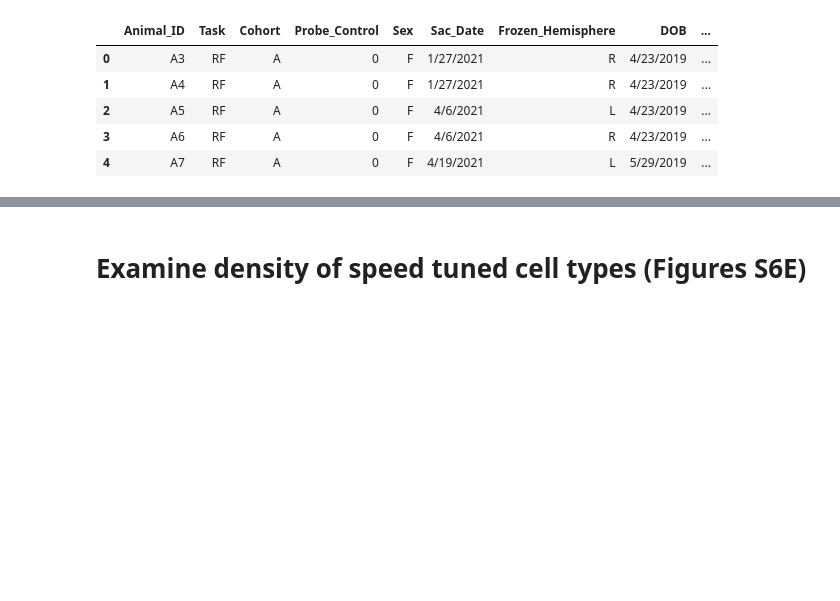
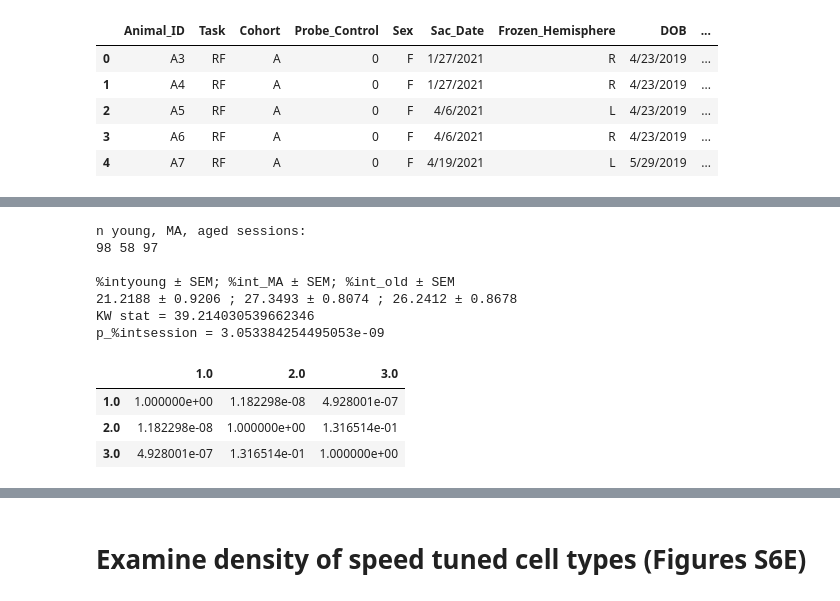
Before and after one commit to GiocomoLab/Herber2024, a Jupyter notebook: Figure S6.ipynb, the cells around one changed output, grey strips where cells are left out. Drawn from its saved outputs; the diff is of its cells as text; code cells hidden in the pictures; blank space fills up the shorter version.

```diff
--- a/Figure S6.ipynb
+++ b/Figure S6.ipynb
@@ -351,0 +749,58 @@ label_mice = ['Y2','Y3','Y4','Y11','Y16','Y17','Y18','Y19','Y9', 'Y20', 'Y21', '
+# %%
+'''Statistics for Multiple Comparisons for IN Density (Figure S6D (first))'''
+
+print('n young, MA, aged sessions: ')
+print(len(y_sind),len(ma_sind), len(age_sind))
+
+print('\n%intyoung ± SEM; %int_MA ± SEM; %int_old ± SEM')
+print(str(np.round(np.mean(sint[y_sind]), 4)) + ' ± ' + str(np.round(stats.sem(sint[y_sind]), 4)) + ' ; '
+      + str(np.round(np.mean(sint[ma_sind]), 4)) + ' ± ' + str(np.round(stats.sem(sint[ma_sind]), 4)) + ' ; '
+      + str(np.round(np.mean(sint[age_sind]), 4)) + ' ± ' + str(np.round(stats.sem(sint[age_sind]), 4)))
+
+stat, p_diff = stats.kruskal(sint[y_sind],sint[ma_sind],sint[age_sind])
+print('KW stat = ' + str(stat))
+print('p_%intsession = ' + str(p_diff))
+
+import statsmodels.api as sm
+import scikit_posthocs as ph
+
+#make into dataframe
+seshmice = []
+seshcount = []
+seshage = []
+for m, session in zip(mice, sessions):
+    age =  np.array(animalmeta.loc[(animalmeta.Animal_ID == m),'Age_Group'])
+    totalsesh = len(session)
+
+    for i, s in enumerate(session):
+        seshmice = np.append(seshmice, m)
+        seshcount = np.append(seshcount, (i + 1))
+        seshage = np.append(seshage, age)
+
+# Collect all relevant data into pandas dataframe
+allidx = np.concatenate((y_sind,ma_sind,age_sind))
+Animal_ID = list(seshmice[allidx])
+Session = list(seshcount[allidx])
+Age_Group = list(seshage[allidx])
+Percentint = list(sint[allidx])
+
+tuples = list(zip(Animal_ID, Session, Age_Group, Percentint))
+tuples
+
+df = pd.DataFrame(tuples, columns = ['AnimalID', 'Session', 'AgeGroup','percentint'])
+df = df.dropna(axis = 0)
+
+#run post hoc tests
+ph.posthoc_conover(df, val_col = 'percentint', group_col = 'AgeGroup', p_adjust = 'holm')
+# %% [output]
+n young, MA, aged sessions:
+98 58 97
+
+%intyoung ± SEM; %int_MA ± SEM; %int_old ± SEM
+21.2188 ± 0.9206 ; 27.3493 ± 0.8074 ; 26.2412 ± 0.8678
+KW stat = 39.214030539662346
+p_%intsession = 3.053384254495053e-09
+|  | 1.0 | 2.0 | 3.0 |
+| 1.0 | 1.000000e+00 | 1.182298e-08 | 4.928001e-07 |
+| 2.0 | 1.182298e-08 | 1.000000e+00 | 1.316514e-01 |
+| 3.0 | 4.928001e-07 | 1.316514e-01 | 1.000000e+00 |
```
Also changed, not shown: parts of 18 cells of this notebook.
